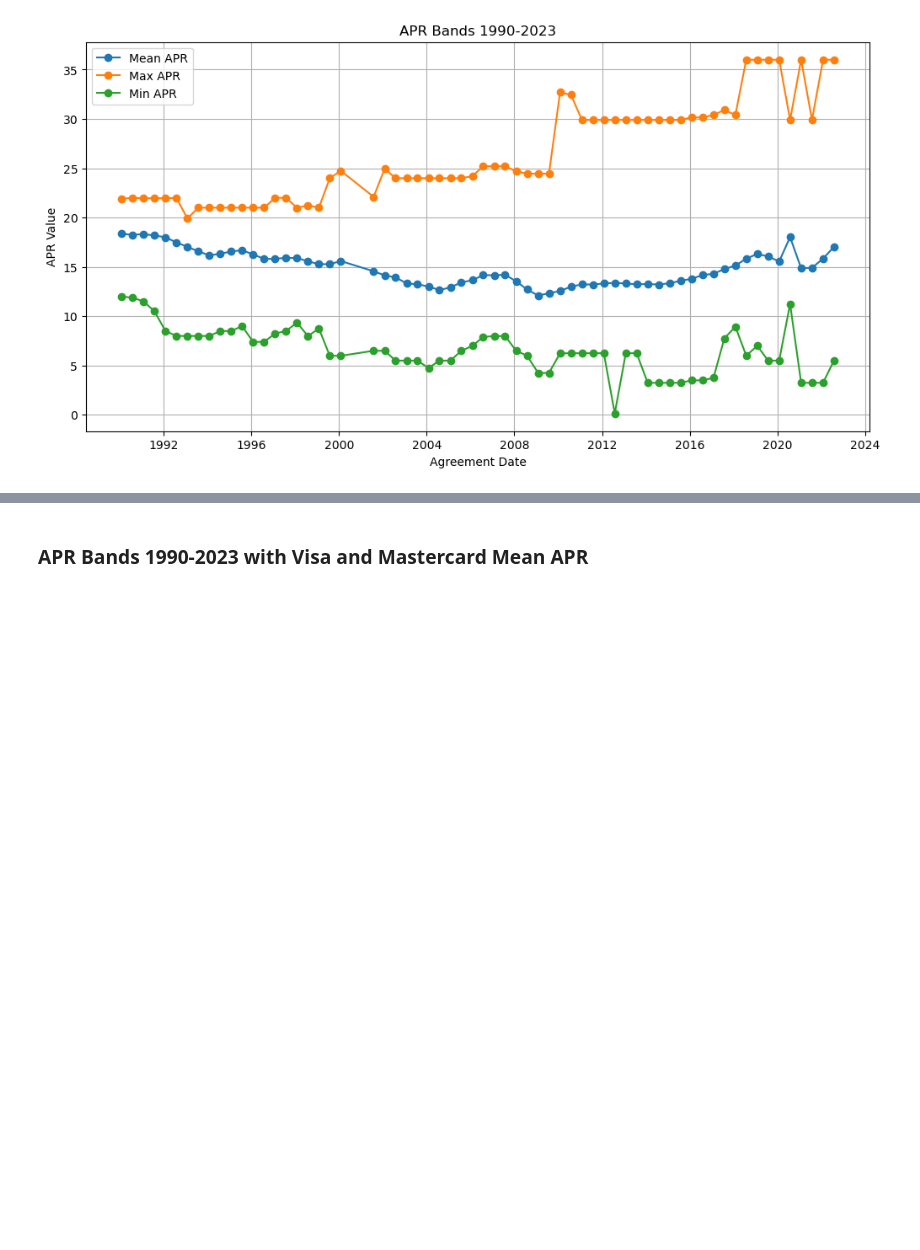
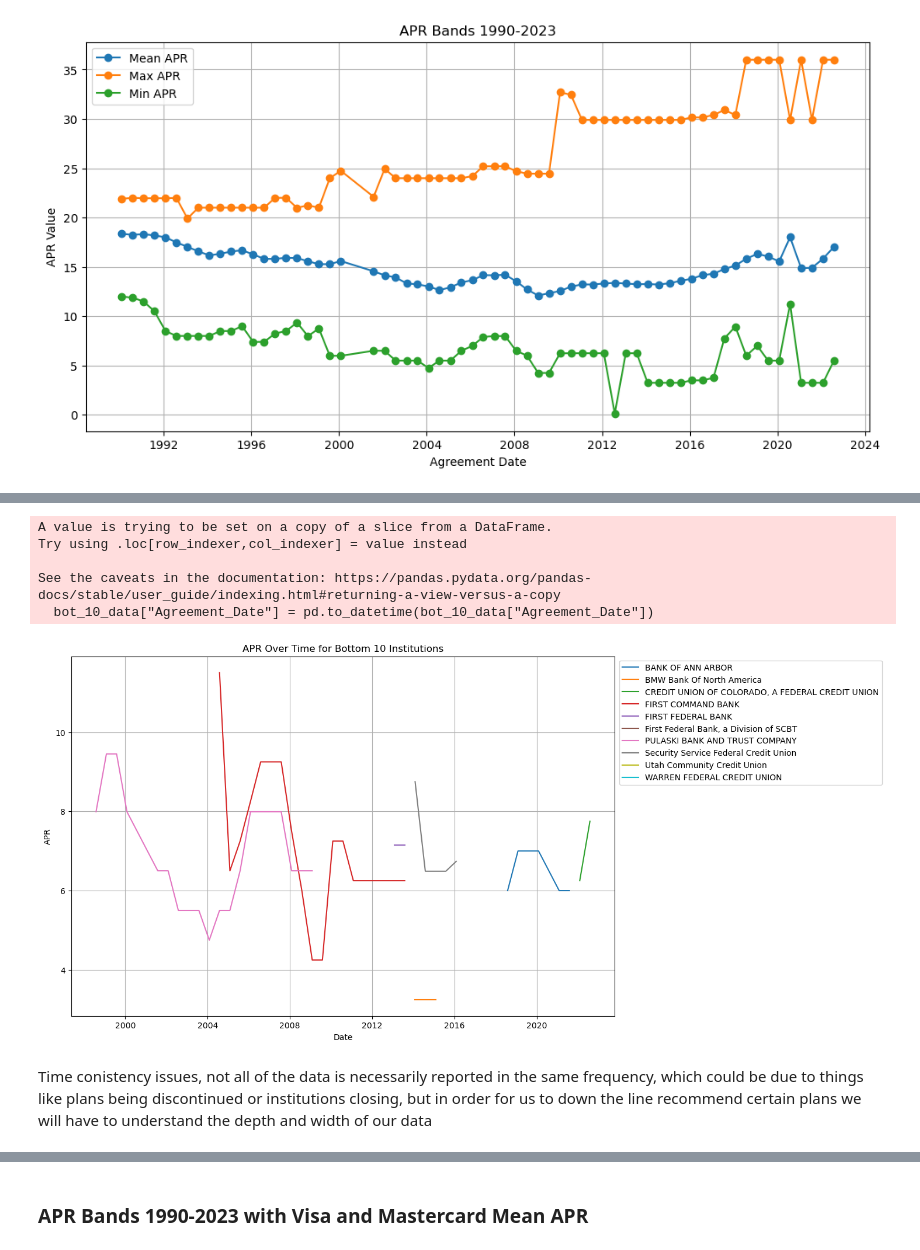
Before and after one commit to DanielGroneberg/TOP_project, a Jupyter notebook: code/CFPB_Data.ipynb, the cells around one changed output, grey strips where cells are left out. Drawn from its saved outputs; the diff is of its cells as text; code cells hidden in the pictures; blank space fills up the shorter version.

```diff
--- a/code/CFPB_Data.ipynb
+++ b/code/CFPB_Data.ipynb
@@ -775,0 +813,26 @@ plt.show()
+# %%
+bot_10 = tccp.groupby("Institution_Name")['APR'].mean().reset_index().nsmallest(10, 'APR')
+# %%
+bot_10_data = tccp[tccp["Institution_Name"].isin(bot_10["Institution_Name"])]
+bot_10_data["Agreement_Date"] = pd.to_datetime(bot_10_data["Agreement_Date"])
+# %% [output]
+A value is trying to be set on a copy of a slice from a DataFrame.
+Try using .loc[row_indexer,col_indexer] = value instead
+
+See the caveats in the documentation: https://pandas.pydata.org/pandas-docs/stable/user_guide/indexing.html#returning-a-view-versus-a-copy
+  bot_10_data["Agreement_Date"] = pd.to_datetime(bot_10_data["Agreement_Date"])
+# %%
+plt.figure(figsize=(12,8))
+for institution, data in bot_10_data.groupby("Institution_Name"):
+    plt.plot(data['Agreement_Date'], data['APR'], label=institution)
+
+plt.xlabel("Date")
+plt.ylabel("APR")
+plt.title("APR Over Time for Bottom 10 Institutions")
+plt.legend(loc="upper right", bbox_to_anchor=(1.5, 1))
+plt.grid(True)
+plt.show()
+# %% [output]
+[figure, added]
+# %% [markdown]
+Time conistency issues, not all of the data is necessarily reported in the same frequency, which could be due to things like plans being discontinued or institutions closing, but in order for us to down the line recommend certain plans we will have to understand the depth and width of our data
```
Also changed, not shown: parts of 19 cells of this notebook.
